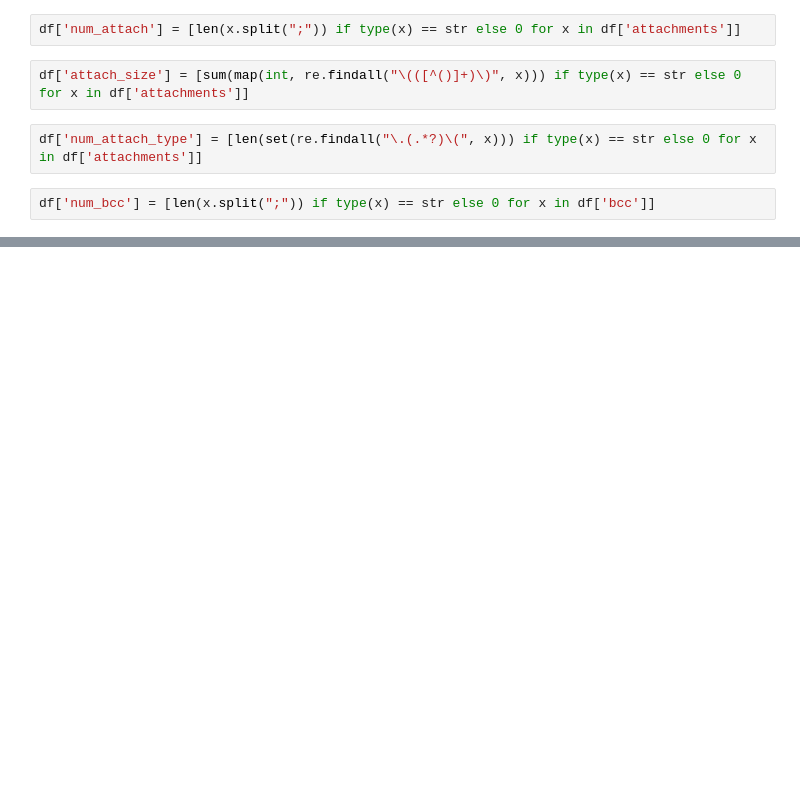
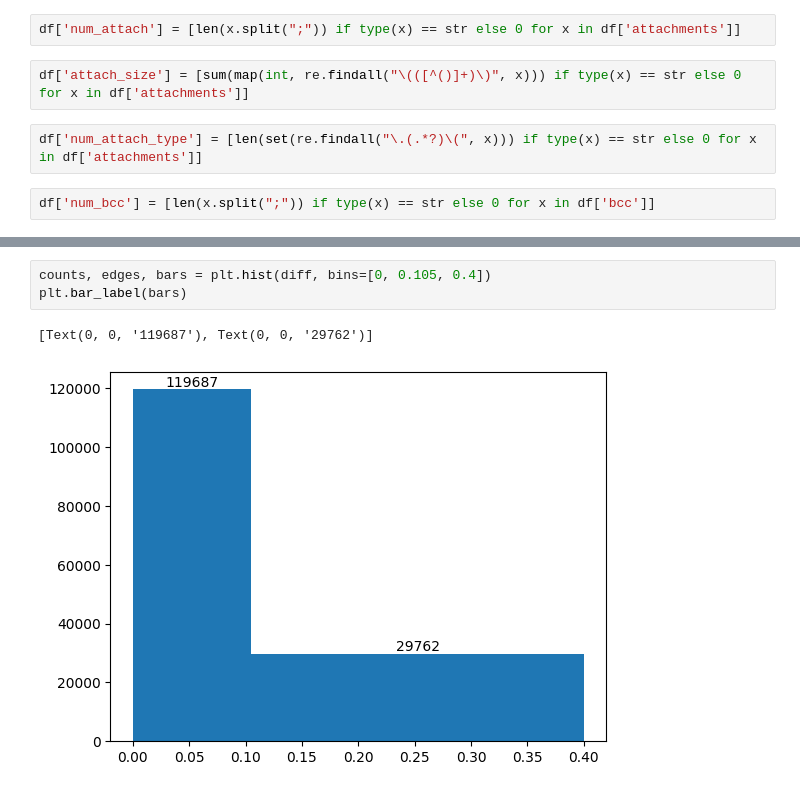
Before and after one commit to kaigomes7/insider_threat_detection, a Jupyter notebook: loader.ipynb, the cells around one changed output, grey strips where cells are left out. Saved outputs shown, nothing was run; the diff lists cells and outputs as text; blank space fills up the shorter version.

```diff
--- a/loader.ipynb
+++ b/loader.ipynb
@@ -155,0 +221,6 @@ Epoch 15/15
+# %%
+counts, edges, bars = plt.hist(diff, bins=[0, 0.105, 0.4])
+plt.bar_label(bars)
+# %% [output]
+[Text(0, 0, '119687'), Text(0, 0, '29762')]
+[figure, added]
```
Also changed, not shown: parts of 45 cells of this notebook.
